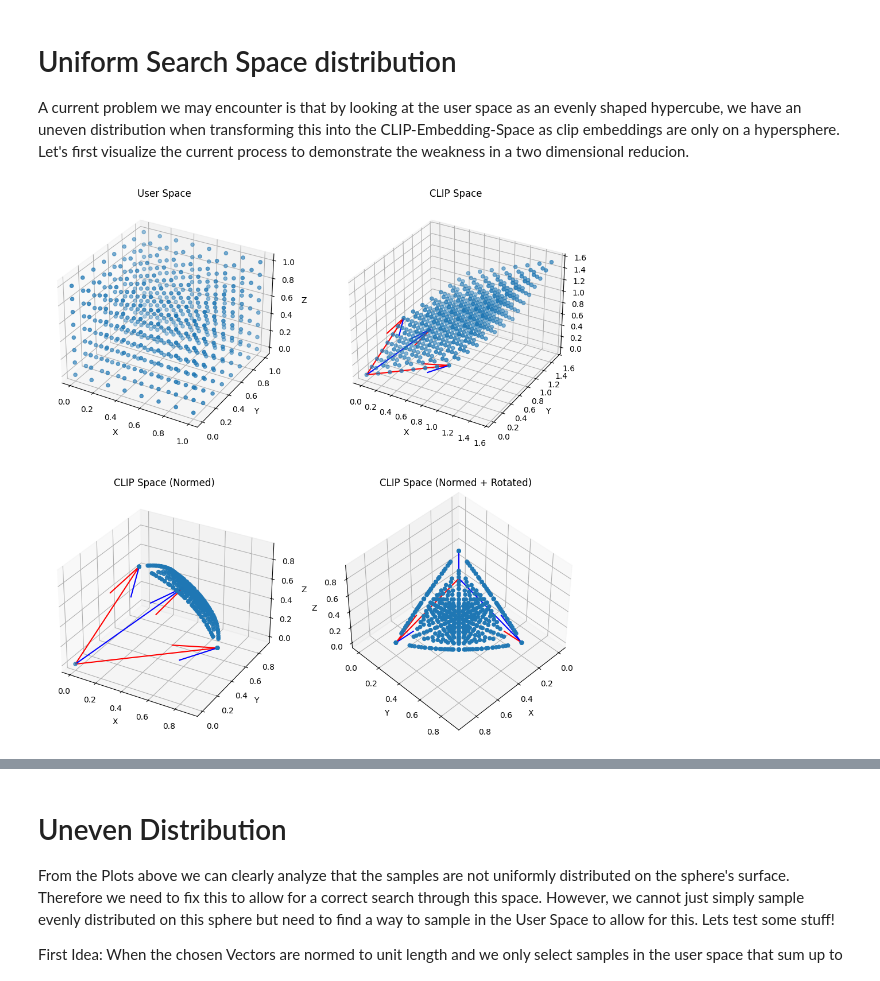
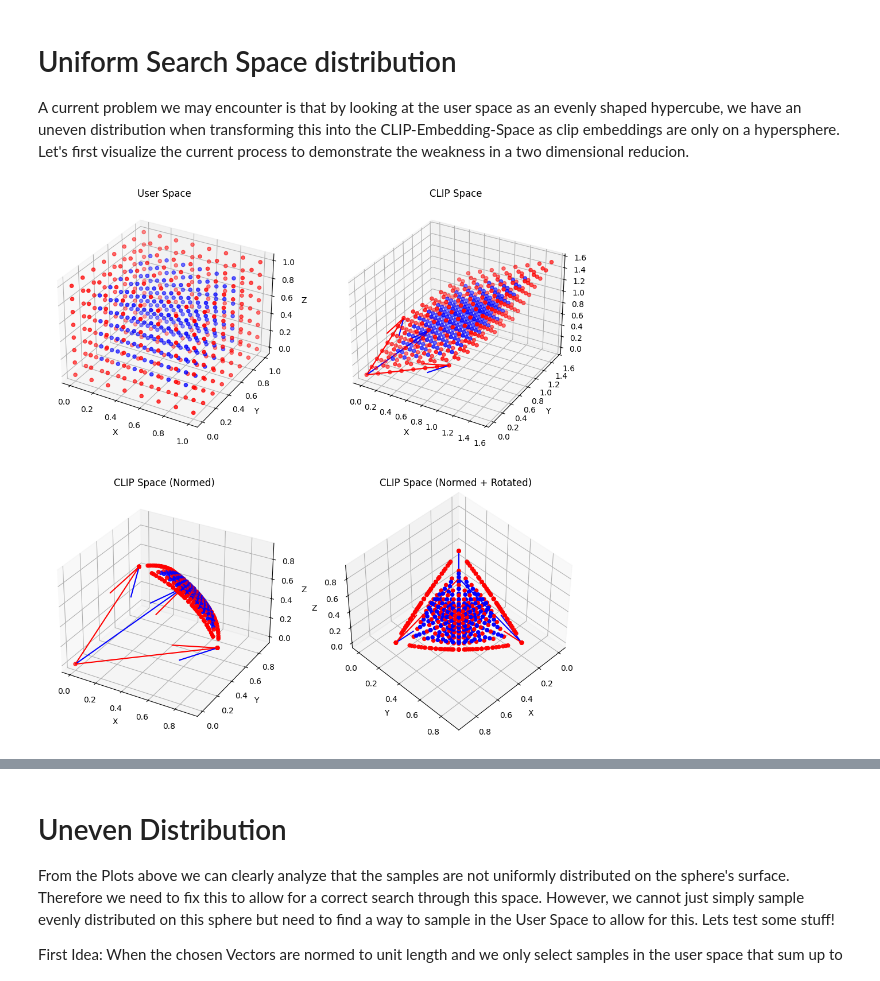
Before and after one commit to Schaban1/bachelor_thesis, a Jupyter notebook: scripts/uniform_sphere_surface_distribution.ipynb, the cells around one changed output, grey strips where cells are left out. Drawn from its saved outputs; the diff is of its cells as text; code cells hidden in the pictures.

```diff
--- a/scripts/uniform_sphere_surface_distribution.ipynb
+++ b/scripts/uniform_sphere_surface_distribution.ipynb
@@ -35,10 +35,17 @@ x_grid, y_grid, z_grid = torch.meshgrid(x, y, z)
 # Flatten the grid to get the coordinates
 x_rand = torch.stack([x_grid.flatten(), y_grid.flatten(), z_grid.flatten()], dim=1)
 
+colors = []
+for p in x_rand:
+    if 0. in p or 1. in p:
+        colors.append('red')
+    else:
+        colors.append('blue')
+
 # Plot the samples in the user space
 fig = plt.figure(figsize=(12, 12))
 ax_0 = fig.add_subplot(2, 2, 1, projection='3d')
-ax_0.scatter(x_rand[:,0], x_rand[:,1], x_rand[:, 2])
+ax_0.scatter(x_rand[:,0], x_rand[:,1], x_rand[:, 2], c=colors)
 ax_0.set_title('User Space')
 ax_0.set_xlabel('X')
 ax_0.set_ylabel('Y')
@@ -48,39 +55,39 @@ ax_0.set_zlabel('Z')
 embeds =  x_rand @ heads_normed
 ax_1 = fig.add_subplot(2, 2, 2, projection='3d')
 ax_1.quiver(*origin, heads_normed[:,0], heads_normed[:,1], heads_normed[:,2], color=['r','b'])
-ax_1.scatter(embeds[:,0], embeds[:,1], embeds[:,2])
+ax_1.scatter(embeds[:,0], embeds[:,1], embeds[:,2], c=colors)
 ax_1.set_title('CLIP Space')
 ax_1.set_xlabel('X')
 ax_1.set_ylabel('Y')
 ax_1.set_zlabel('Z')
 
 # Project embeds on the spheres surface in the CLIP Space
 embeds_proj = F.normalize(embeds, p=2, dim=-1)
 ax_2 = fig.add_subplot(2, 2, 3, projection='3d')
 ax_2.quiver(*origin, heads_normed[:,0], heads_normed[:,1], heads_normed[:,2], color=['r','b'])
-ax_2.scatter(embeds_proj[:,0], embeds_proj[:,1], embeds_proj[:,2])
+ax_2.scatter(embeds_proj[:,0], embeds_proj[:,1], embeds_proj[:,2], c=colors)
 ax_2.set_title('CLIP Space (Normed)')
 ax_2.set_xlabel('X')
 ax_2.set_ylabel('Y')
 ax_2.set_zlabel('Z')
 
 # Same PLot but with a front view
 ax_3 = fig.add_subplot(2, 2, 4, projection='3d')
 ax_3.quiver(*origin, heads_normed[:,0], heads_normed[:,1], heads_normed[:,2], color=['r','b'])
-ax_3.scatter(embeds_proj[:,0], embeds_proj[:,1], embeds_proj[:,2])
+ax_3.scatter(embeds_proj[:,0], embeds_proj[:,1], embeds_proj[:,2], c=colors)
 ax_3.set_title('CLIP Space (Normed + Rotated)')
 ax_3.set_xlabel('X')
 ax_3.set_ylabel('Y')
 ax_3.set_zlabel('Z')
 
 #Rotate to se the sphere
 angle = 90
 angle_norm = (angle + 180) % 360 - 180
 elev = 45
 azim = 45
 roll = 0
 ax_3.view_init(elev, azim, roll)
 
 plt.show()
 # %% [output]
-[figure, old version]
+[figure, new version]
```
Also changed, not shown: parts of 4 cells of this notebook.
